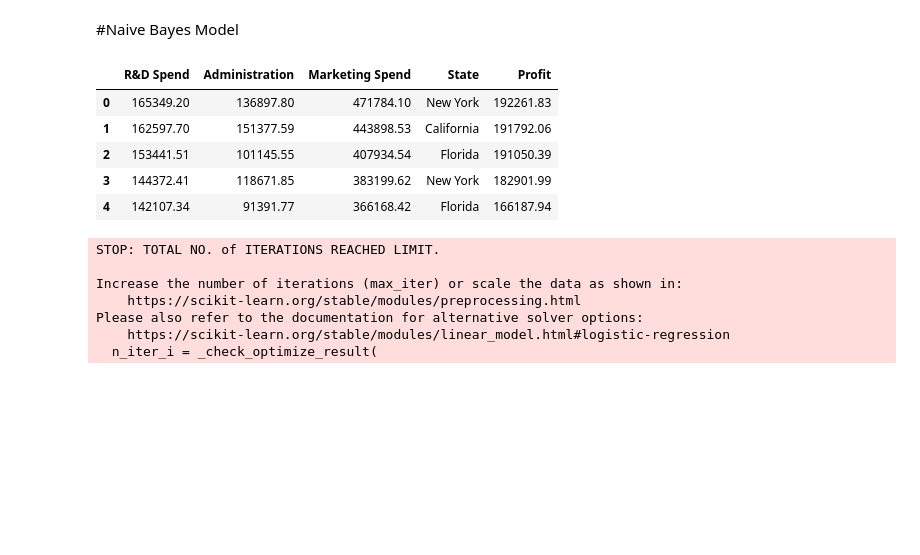
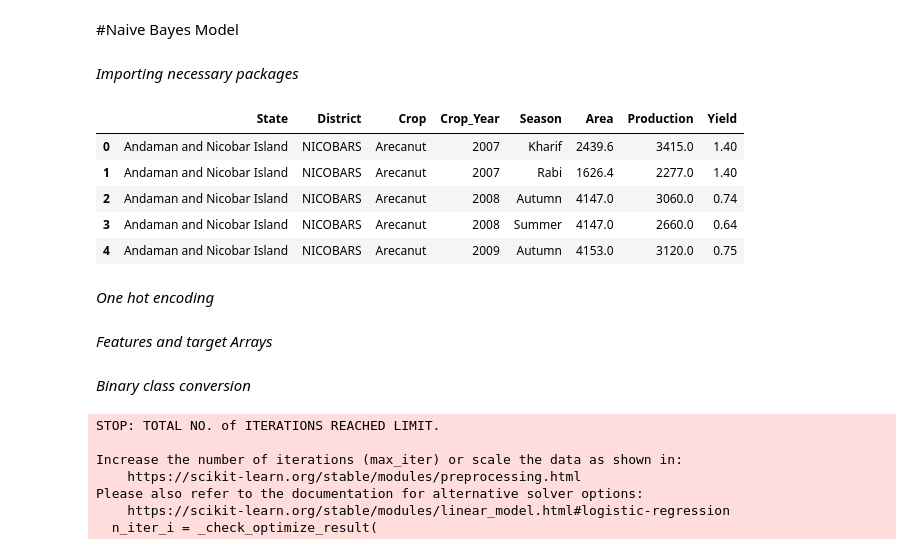
Before and after one commit to Sankar-A06/Machine-Learning, a Jupyter notebook: Naive_Bayes_model.ipynb, the cells around one changed output. Cells and saved outputs as stored; diff of their text form; code cells hidden in the pictures; blank space fills up the shorter version.

```diff
--- a/Naive_Bayes_model.ipynb
+++ b/Naive_Bayes_model.ipynb
@@ -2,6 +2,8 @@
 <a href="https://colab.research.google.com/github/Sankar-A06/Machine-Learning/blob/main/Naive_Bayes_model.ipynb" target="_parent"><img src="https://colab.research.google.com/assets/colab-badge.svg" alt="Open In Colab"/></a>
 # %% [markdown]
 #Naive Bayes Model
+# %% [markdown]
+*Importing necessary packages*
 # %%
 import pandas as pd
 import numpy as np
@@ -15,20 +17,26 @@ from sklearn import preprocessing
 from sklearn.naive_bayes import GaussianNB
 from sklearn.metrics import accuracy_score
 # %%
-data=pd.read_csv("/content/50_Startups.csv")
+data=pd.read_csv("/content/APY.csv")
 data.head()
 # %% [output]
-|  | R&D Spend | Administration | Marketing Spend | State | Profit |
-| 0 | 165349.20 | 136897.80 | 471784.10 | New York | 192261.83 |
-| 1 | 162597.70 | 151377.59 | 443898.53 | California | 191792.06 |
-| 2 | 153441.51 | 101145.55 | 407934.54 | Florida | 191050.39 |
-| 3 | 144372.41 | 118671.85 | 383199.62 | New York | 182901.99 |
-| 4 | 142107.34 | 91391.77 | 366168.42 | Florida | 166187.94 |
+|  | State | District | Crop | Crop_Year | Season | Area | Production | Yield |
+| 0 | Andaman and Nicobar Island | NICOBARS | Arecanut | 2007 | Kharif | 2439.6 | 3415.0 | 1.40 |
+| 1 | Andaman and Nicobar Island | NICOBARS | Arecanut | 2007 | Rabi | 1626.4 | 2277.0 | 1.40 |
+| 2 | Andaman and Nicobar Island | NICOBARS | Arecanut | 2008 | Autumn | 4147.0 | 3060.0 | 0.74 |
+| 3 | Andaman and Nicobar Island | NICOBARS | Arecanut | 2008 | Summer | 4147.0 | 2660.0 | 0.64 |
+| 4 | Andaman and Nicobar Island | NICOBARS | Arecanut | 2009 | Autumn | 4153.0 | 3120.0 | 0.75 |
+# %% [markdown]
+*One hot encoding*
 # %%
 data = pd.get_dummies(data, columns=["State"], drop_first=True)
+# %% [markdown]
+*Features and target Arrays*
 # %%
 x=data.drop("Profit",axis=1).values
 y=data["Profit"].values
+# %% [markdown]
+*Binary class conversion*
 # %%
 t = np.median(y)
 y_new = np.where(y > t, 1, 0)
```
Also changed, not shown: parts of 3 cells of this notebook.
